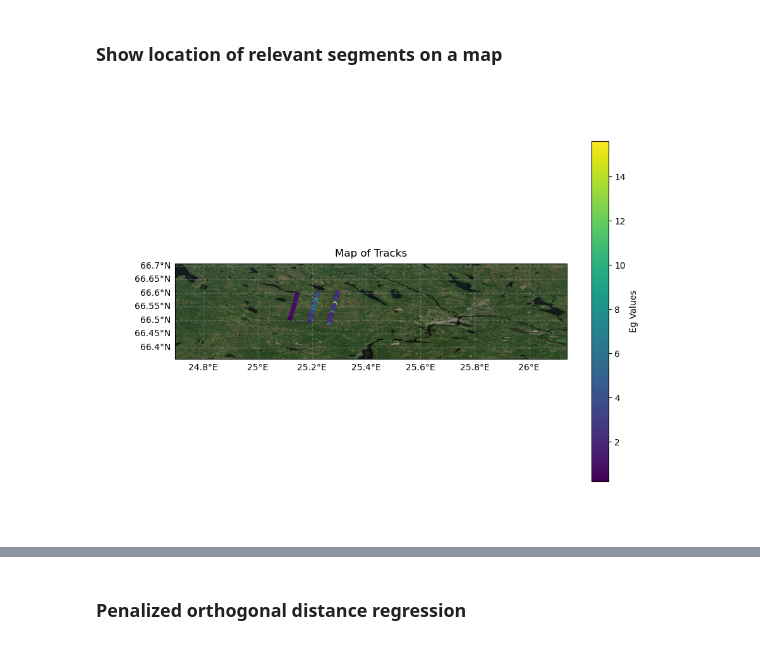
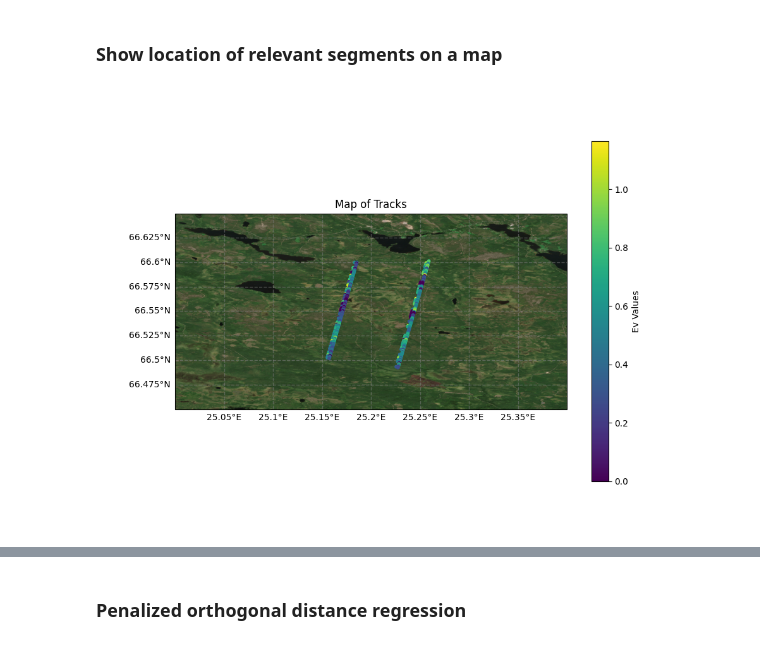
Before and after one commit to thomaslaraia/Snowstradamus, a Jupyter notebook: pvpg_outliers.ipynb, the cells around one changed output, grey strips where cells are left out. Drawn from its saved outputs; the diff is of its cells as text; code cells hidden in the pictures.

```diff
--- a/pvpg_outliers.ipynb
+++ b/pvpg_outliers.ipynb
@@ -28,19 +25,15 @@ pvpg_gt(atl03path, atl08path, gt)
 # %% [markdown]
 ### Show location of relevant segments on a map
 # %%
-from scripts.show_tracks import *
-
-%matplotlib ipympl
-
 dirpath = '../data/rovaniemi_w/'
 all_ATL03, all_ATL08 = track_pairs(dirpath)
 
 # extent = [25.2, 25.4, 66.45, 66.65]
-fig, ax = map_setup(map_path = dirpath + '/rovaniemi_image.tiff')
+fig, ax = map_setup(map_path = dirpath + '/rovaniemi_image.tiff', extent = (25,25.4,66.45,66.65))
 
-ax = show_tracks(all_ATL03[0], all_ATL08[0], ax)
+ax = show_tracks(all_ATL03[45], all_ATL08[45], ax, c='Ev')
 
 # Show the plot
 plt.show()
 # %% [output]
-[figure, old version]
+[figure, new version]
```
Also changed, not shown: parts of 5 cells of this notebook, 15 other files.
